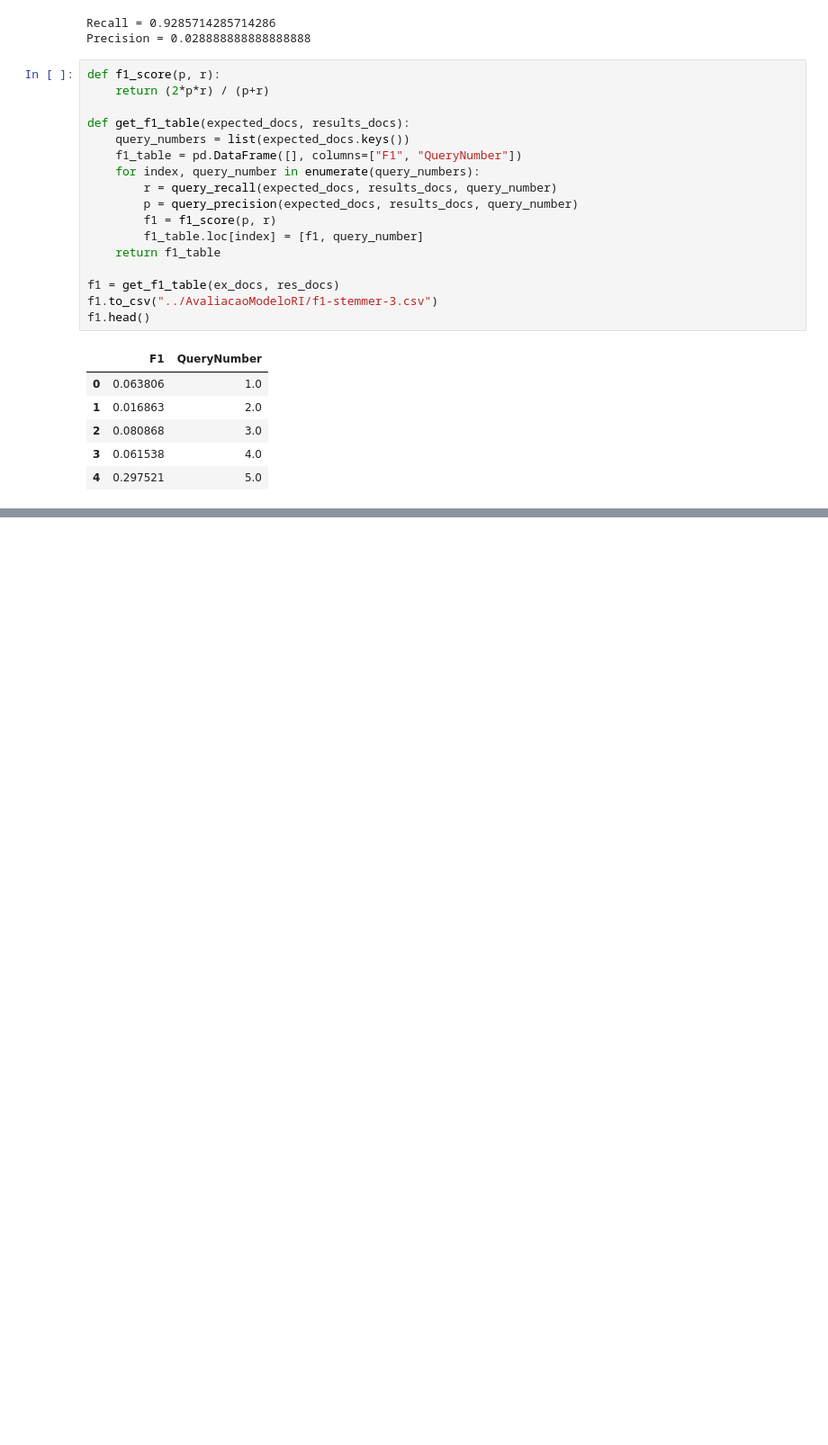
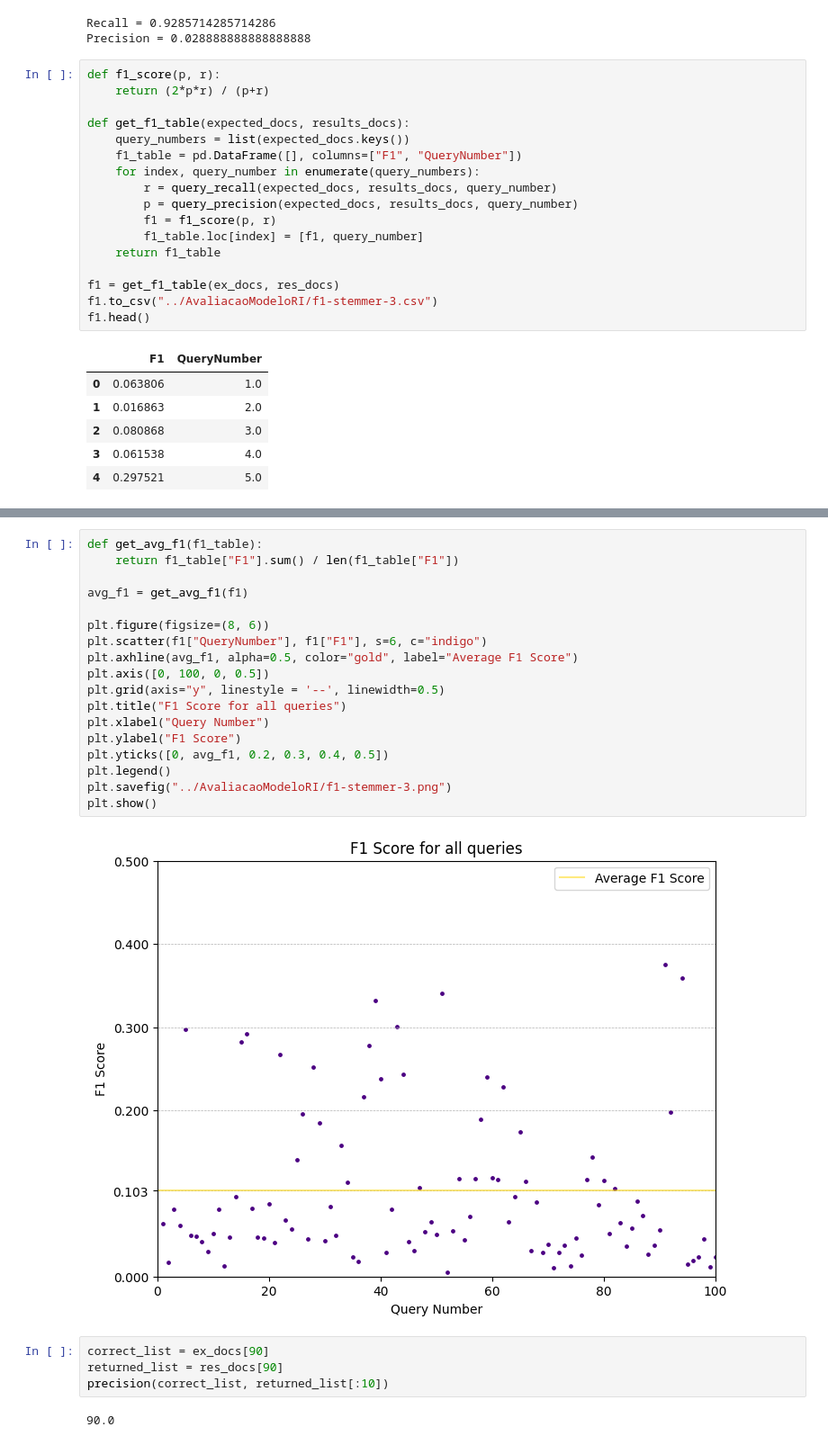
Before and after one commit to SylvioMello/BuscaEMineracaoDeTexto, a Jupyter notebook: TrabalhoIndividual/SRC/AvaliacaoModeloRI.ipynb, the cells around one changed output, grey strips where cells are left out. Shown at 90% size. Drawn from its saved outputs; the diff is of its cells as text; blank space fills up the shorter version.

Commit message:
improving avaliacao notebook

```diff
--- a/TrabalhoIndividual/SRC/AvaliacaoModeloRI.ipynb
+++ b/TrabalhoIndividual/SRC/AvaliacaoModeloRI.ipynb
@@ -232,0 +244,26 @@ f1.head()
+# %%
+def get_avg_f1(f1_table):
+    return f1_table["F1"].sum() / len(f1_table["F1"])
+
+avg_f1 = get_avg_f1(f1)
+
+plt.figure(figsize=(8, 6))
+plt.scatter(f1["QueryNumber"], f1["F1"], s=6, c="indigo")
+plt.axhline(avg_f1, alpha=0.5, color="gold", label="Average F1 Score")
+plt.axis([0, 100, 0, 0.5])
+plt.grid(axis="y", linestyle = '--', linewidth=0.5)
+plt.title("F1 Score for all queries")
+plt.xlabel("Query Number")
+plt.ylabel("F1 Score")
+plt.yticks([0, avg_f1, 0.2, 0.3, 0.4, 0.5])
+plt.legend()
+plt.savefig("../AvaliacaoModeloRI/f1-stemmer-3.png")
+plt.show()
+# %% [output]
+[figure, added]
+# %%
+correct_list = ex_docs[90]
+returned_list = res_docs[90]
+precision(correct_list, returned_list[:10])
+# %% [output]
+90.0
```
Also changed, not shown: parts of 10 cells of this notebook, 10 other files.
